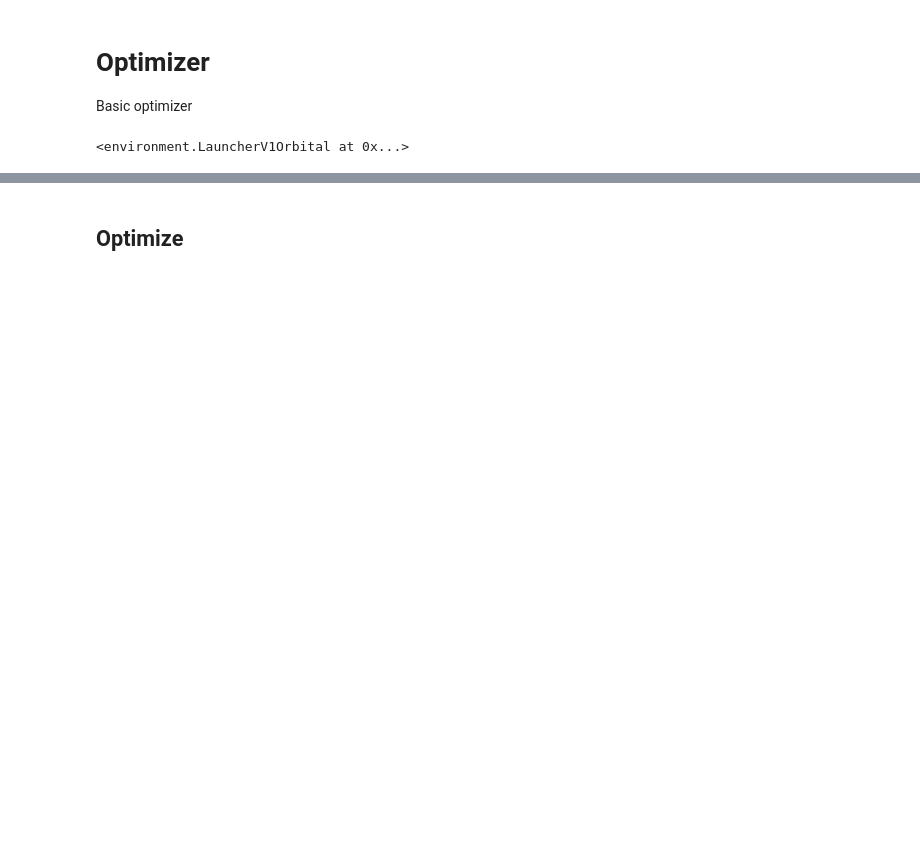
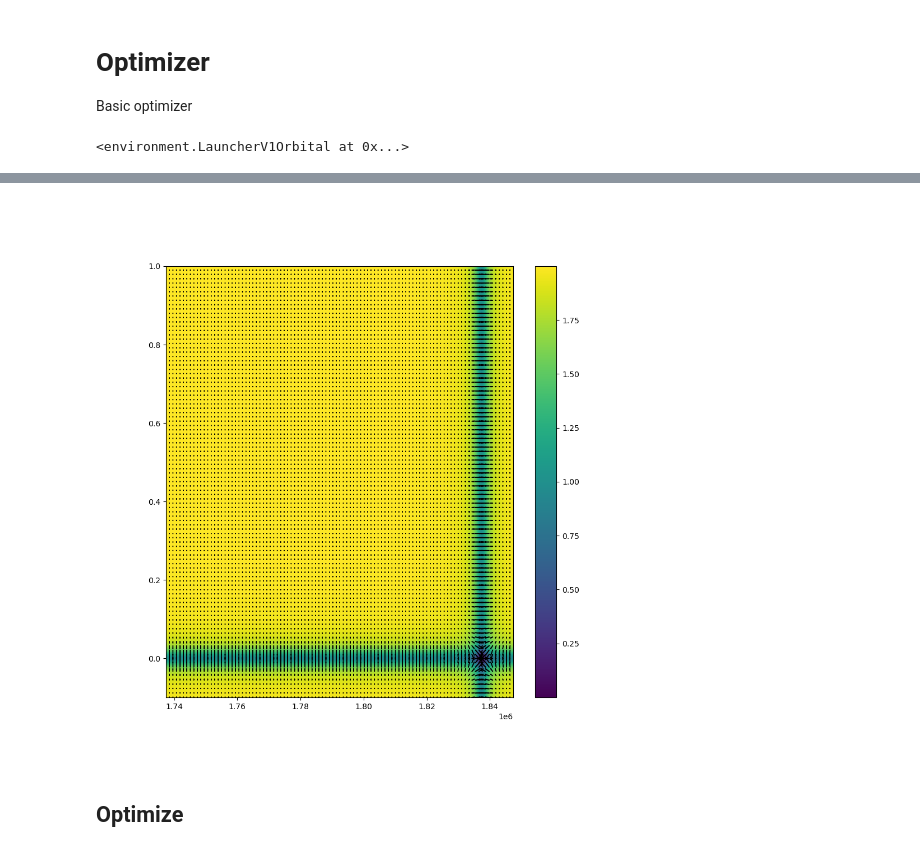
Before and after one commit to aarondewindt/thesis, a Jupyter notebook: code/trajectory_optimization_1/work/to_orbital/2_manual_optimization.ipynb, the cells around one changed output, grey strips where cells are left out. Saved outputs shown, nothing was run; the diff lists cells and outputs as text; code cells hidden in the pictures; blank space fills up the shorter version.

```diff
--- a/code/trajectory_optimization_1/work/to_orbital/2_manual_optimization.ipynb
+++ b/code/trajectory_optimization_1/work/to_orbital/2_manual_optimization.ipynb
@@ -81,3 +149,26 @@ plotter.orbital_elements();
+# %%
+fig = plt.figure(figsize=(10, 10))
+
+dsc = 10
+yd, xd = np.gradient(-cost[::dsc, ::dsc])
+aspect_ratio = (max(hs) - min(hs)) / (max(es) - min(es))
+
+def func_to_vectorize(x, y, dx, dy, scaling=10):
+    plt.arrow(x, y, dx*scaling*aspect_ratio, dy*scaling, fc="k", ec="k",
+              # head_width=0.01, head_length=1000
+    )
+
+vectorized_arrow_drawing = np.vectorize(func_to_vectorize)
+
+c = plt.pcolormesh(hv, ev, cost)
+
+vectorized_arrow_drawing(hv[::dsc, ::dsc], ev[::dsc, ::dsc], xd, yd, .05)
+
+fig.colorbar(c);
+plt.xlim([min(hs), max(hs)]);
+plt.ylim([min(es), max(es)]);
+# %% [output]
+[figure, added]
 # %% [markdown]
 ## Optimize
 # %%
```
Also changed, not shown: parts of 13 cells of this notebook, 5 other files.
